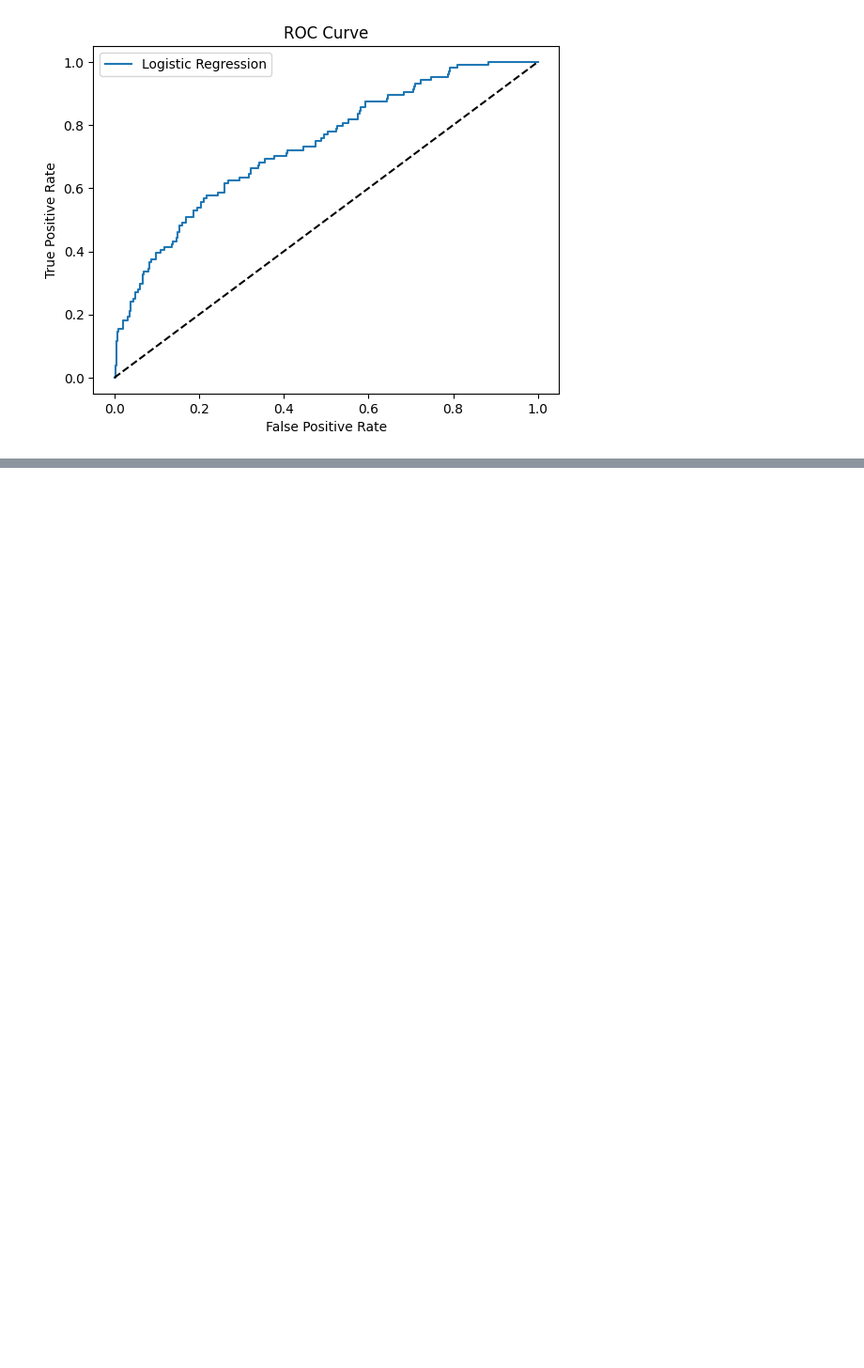
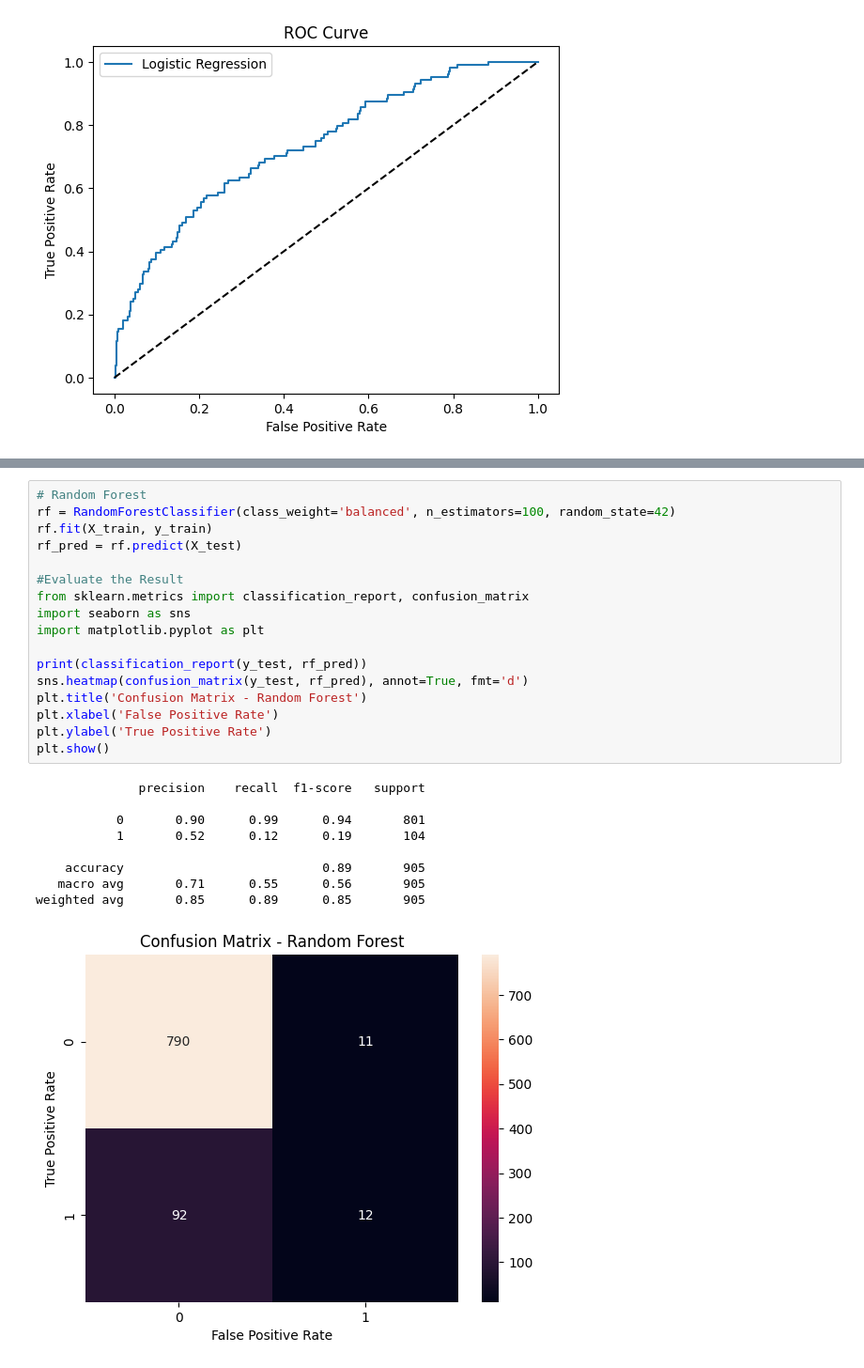
Before and after one commit to hutchay/term-deposit-prediction, a Jupyter notebook: Term_Deposit_Prediction_BankMarketing (2).ipynb, the cells around one changed output, grey strips where cells are left out. Shown at 94% size. Cells and saved outputs as stored; diff of their text form; blank space fills up the shorter version.

```diff
--- a/Term_Deposit_Prediction_BankMarketing (2).ipynb
+++ b/Term_Deposit_Prediction_BankMarketing (2).ipynb
@@ -189,0 +239,27 @@ plt.show()
+# %%
+# Random Forest
+rf = RandomForestClassifier(class_weight='balanced', n_estimators=100, random_state=42)
+rf.fit(X_train, y_train)
+rf_pred = rf.predict(X_test)
+
+#Evaluate the Result
+from sklearn.metrics import classification_report, confusion_matrix
+import seaborn as sns
+import matplotlib.pyplot as plt
+
+print(classification_report(y_test, rf_pred))
+sns.heatmap(confusion_matrix(y_test, rf_pred), annot=True, fmt='d')
+plt.title('Confusion Matrix - Random Forest')
+plt.xlabel('False Positive Rate')
+plt.ylabel('True Positive Rate')
+plt.show()
+# %% [output]
+              precision    recall  f1-score   support
+
+           0       0.90      0.99      0.94       801
+           1       0.52      0.12      0.19       104
+
+    accuracy                           0.89       905
+   macro avg       0.71      0.55      0.56       905
+weighted avg       0.85      0.89      0.85       905
+[figure, added]
```
Also changed, not shown: parts of 5 cells of this notebook.
